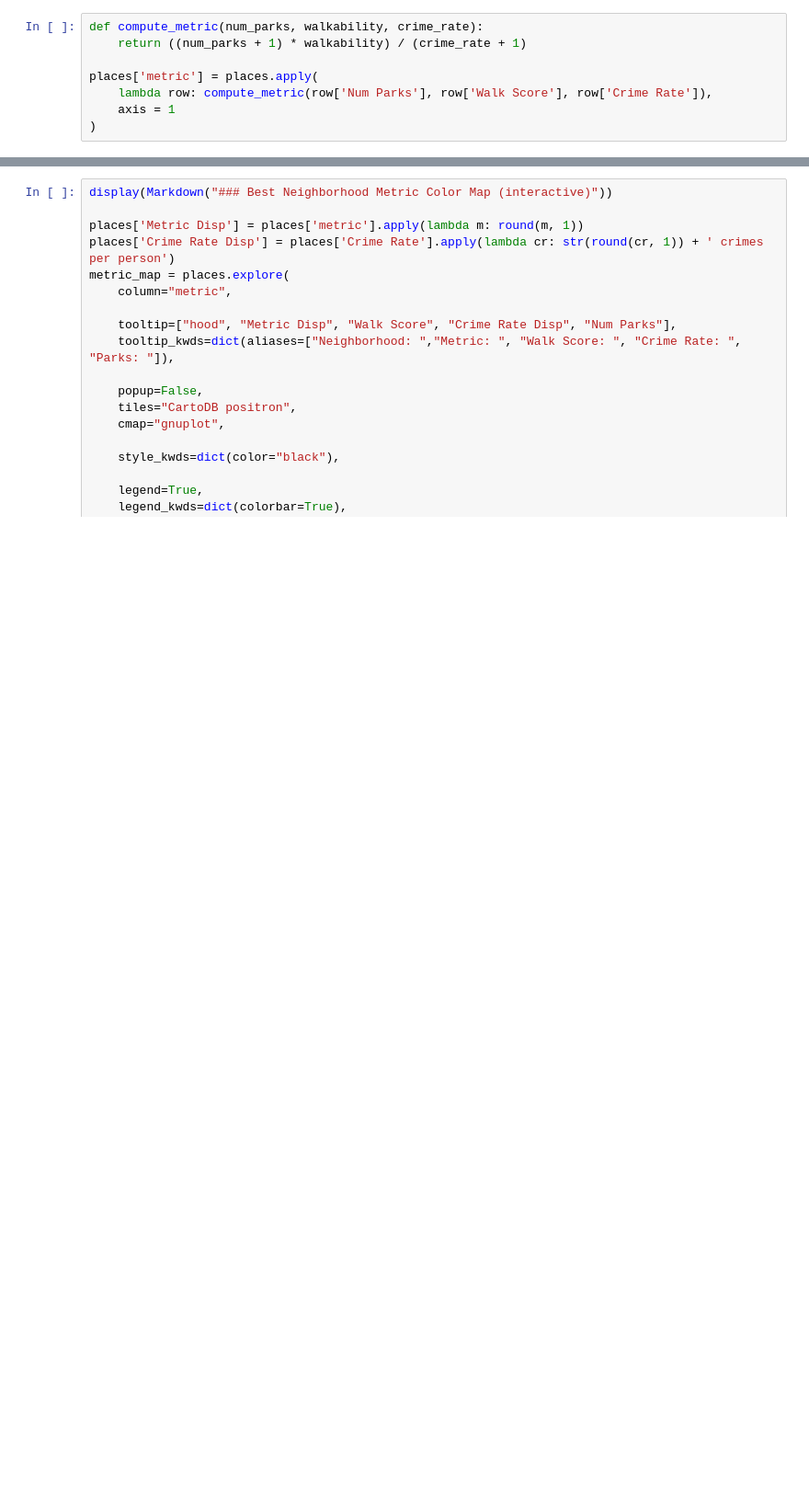
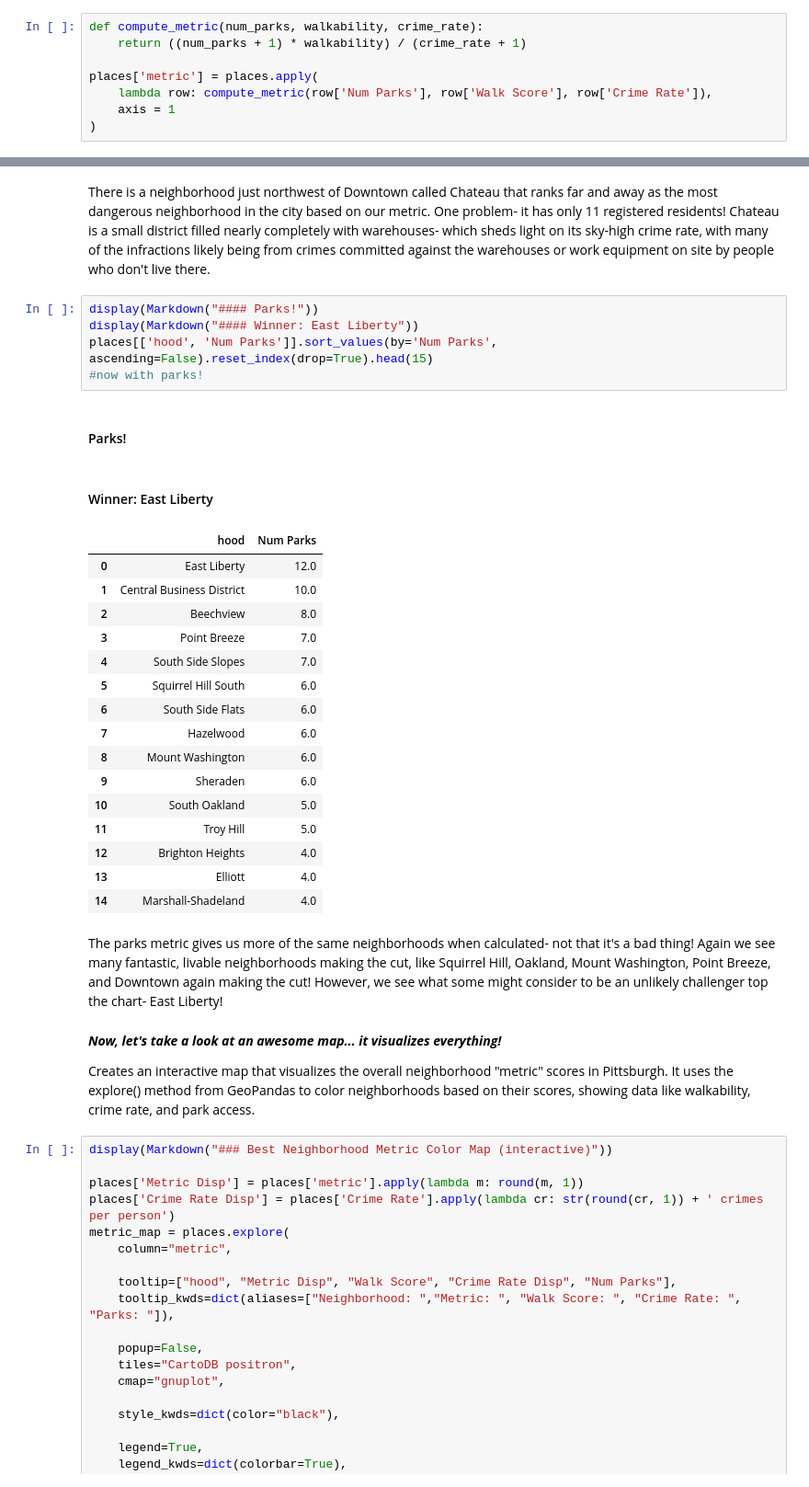
Before and after one commit to WampiFlampi/GNU-plus-Project, a Jupyter notebook: notebooks/Proj.ipynb, the cells around one changed output, grey strips where cells are left out. Shown at 92% size. Drawn from its saved outputs; the diff is of its cells as text; blank space fills up the shorter version.

```diff
--- a/notebooks/Proj.ipynb
+++ b/notebooks/Proj.ipynb
@@ -54,3 +165,35 @@ places['metric'] = places.apply(
+# %% [markdown]
+There is a neighborhood just northwest of Downtown called Chateau that ranks far and away as the most dangerous neighborhood in the city based on our metric. One problem- it has only 11 registered residents! Chateau is a small district filled nearly completely with warehouses- which sheds light on its sky-high crime rate, with many of the infractions likely being from crimes committed against the warehouses or work equipment on site by people who don't live there.
+# %%
+display(Markdown("#### Parks!"))
+display(Markdown("#### Winner: East Liberty"))
+places[['hood', 'Num Parks']].sort_values(by='Num Parks', ascending=False).reset_index(drop=True).head(15)
+#now with parks!
+# %% [output]
+#### Parks!
+#### Winner: East Liberty
+|  | hood | Num Parks |
+| 0 | East Liberty | 12.0 |
+| 1 | Central Business District | 10.0 |
+| 2 | Beechview | 8.0 |
+| 3 | Point Breeze | 7.0 |
+| 4 | South Side Slopes | 7.0 |
+| 5 | Squirrel Hill South | 6.0 |
+| 6 | South Side Flats | 6.0 |
+| 7 | Hazelwood | 6.0 |
+| 8 | Mount Washington | 6.0 |
+| 9 | Sheraden | 6.0 |
+| 10 | South Oakland | 5.0 |
+| 11 | Troy Hill | 5.0 |
+| 12 | Brighton Heights | 4.0 |
+| 13 | Elliott | 4.0 |
+| 14 | Marshall-Shadeland | 4.0 |
+# %% [markdown]
+The parks metric gives us more of the same neighborhoods when calculated- not that it's a bad thing! Again we see many fantastic, livable neighborhoods making the cut, like Squirrel Hill, Oakland, Mount Washington, Point Breeze, and Downtown again making the cut! However, we see what some might consider to be an unlikely challenger top the chart- East Liberty!
+# %% [markdown]
+***Now, let's take a look at an awesome map... it visualizes everything!***
+
+Creates an interactive map that visualizes the overall neighborhood "metric" scores in Pittsburgh. It uses the explore() method from GeoPandas to color neighborhoods based on their scores, showing data like walkability, crime rate, and park access.
 # %%
 display(Markdown("### Best Neighborhood Metric Color Map (interactive)"))
 
```
Also changed, not shown: parts of 13 cells of this notebook, 1 other file.
